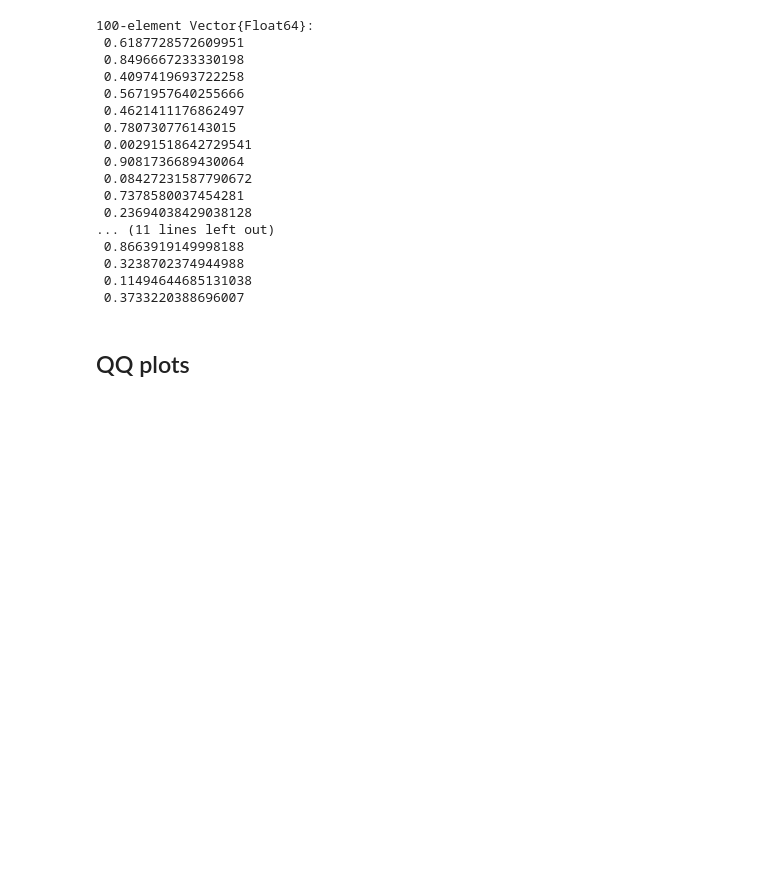
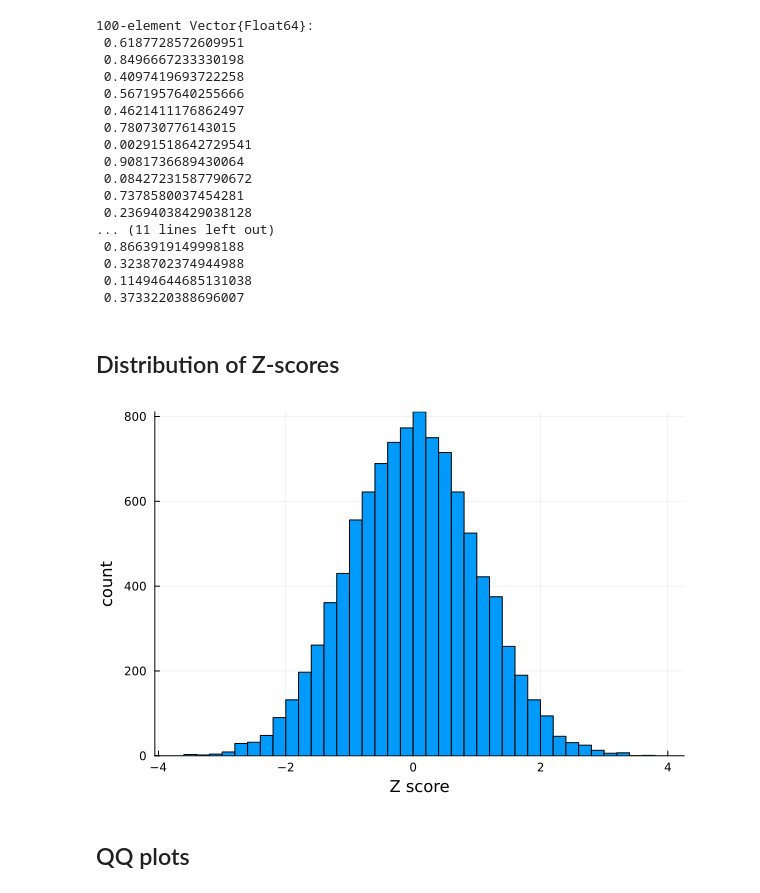
Before and after one commit to OpenMendel/ApproxCopula.jl, a Jupyter notebook: notebooks/longitudinal_GWAS.ipynb, the cells around one changed output. Cells and saved outputs as stored; diff of their text form; code cells hidden in the pictures; blank space fills up the shorter version.

Commit message:
add pseudo z scores to output

```diff
--- a/notebooks/longitudinal_GWAS.ipynb
+++ b/notebooks/longitudinal_GWAS.ipynb
@@ -34,14 +34,14 @@ qc_model, G, βtrue, θtrue, γtrue, τtrue = simulate_longitudinal_traits(
     d_max = 5, # max number of observations per sample
     p = 15, # number of fixed effects, including intercept
     m = 2, # number of variance components
-    q = 1000, # number of SNPs
+    q = 10000, # number of SNPs
     k = k, # number of causal SNPs
     seed = 2024,
     y_distribution = Bernoulli,
     τtrue = 0.5,
     T = Float64,
     maf = 0.3,
-    causal_snp_β = 0.2
+    causal_snp_β = 0.2,
 )
 
 @show qc_model;
@@ -162,5 +172,5 @@ qc_model.∇τ = [0.0]
 # %%
-pvals = QuasiCopula.GWASCopulaVCModel(qc_model, G, check_grad=false)
+pvals, zscores = QuasiCopula.GWASCopulaVCModel(qc_model, G, check_grad=false)
 pvals_true = QuasiCopula.GWASCopulaVCModel_autodiff_fast(qc_model, G, check_grad=false)
 [pvals pvals_true]
 # %% [output]
@@ -418,6 +428,14 @@ Rtime = 2.5083309525981132
  0.3238702374944988
  0.11494644685131038
  0.3733220388696007
+# %% [markdown]
+## Distribution of Z-scores
+# %%
+using Plots
+gr(fmt=:png)
+histogram(zscores, xlabel="Z score", ylabel=count, legend=false)
+# %% [output]
+[figure, added]
 # %% [markdown]
 ## QQ plots
 # %%
```
Also changed, not shown: parts of 3 cells of this notebook, 2 other files.
